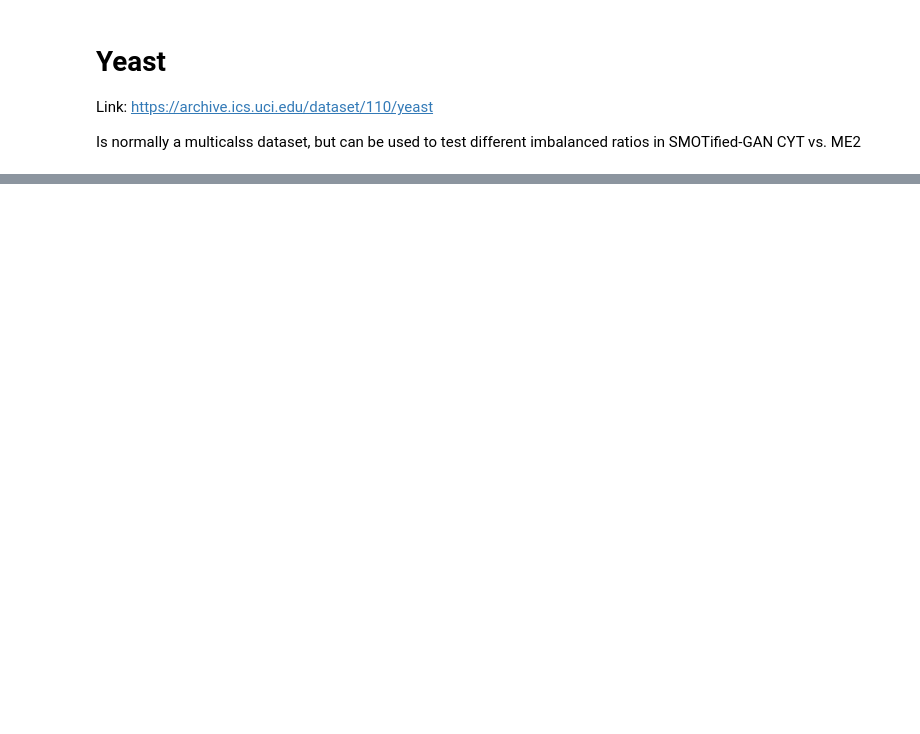
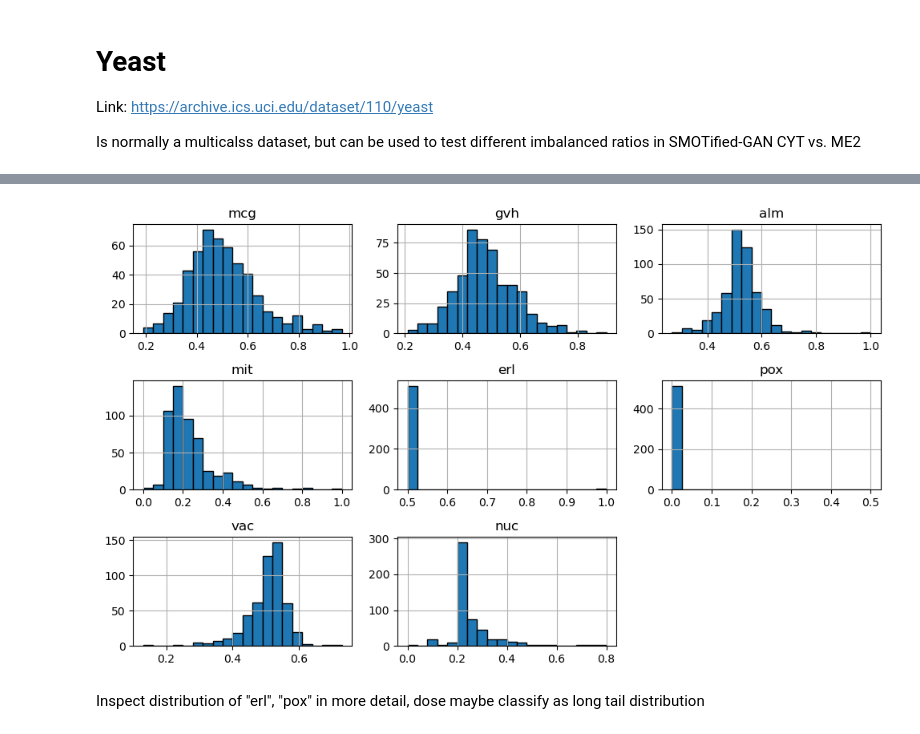
Before and after one commit to MarkusMueller-DS/Synthetic-Data-Generation, a Jupyter notebook: notebooks/1_EDA_yeast.ipynb, the cells around one changed output, grey strips where cells are left out. Saved outputs shown, nothing was run; the diff lists cells and outputs as text; code cells hidden in the pictures; blank space fills up the shorter version.

```diff
--- a/notebooks/1_EDA_yeast.ipynb
+++ b/notebooks/1_EDA_yeast.ipynb
@@ -201,0 +93,8 @@ Null values are present in the dataset
+# %%
+df.iloc[:, :-1].hist(bins=20, figsize=(10,6), edgecolor='black')
+plt.tight_layout()
+plt.show()
+# %% [output]
+[figure, added]
+# %% [markdown]
+Inspect distribution of "erl", "pox" in more detail, dose maybe classify as long tail distribution
```
Also changed, not shown: parts of 24 cells of this notebook, 10 other files.
